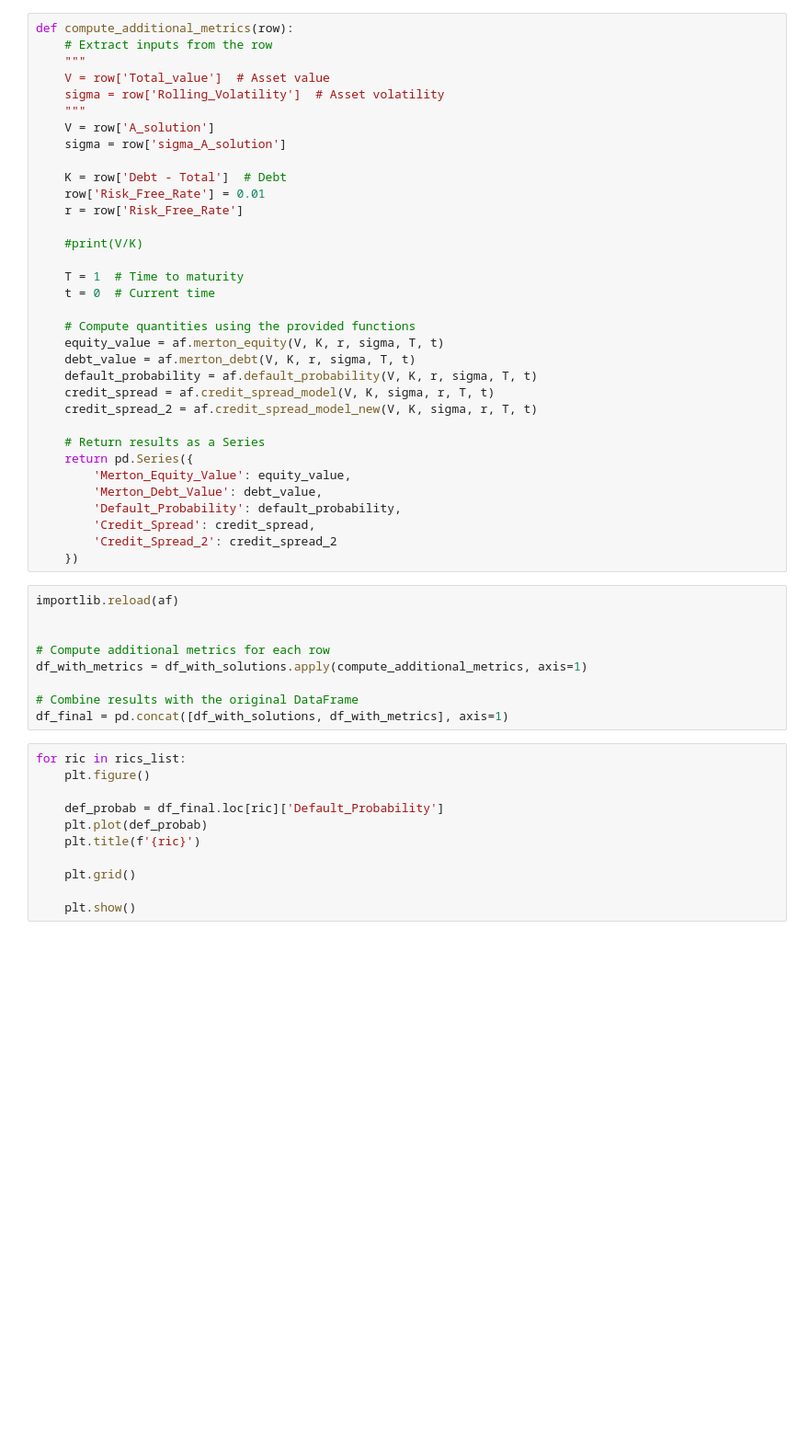
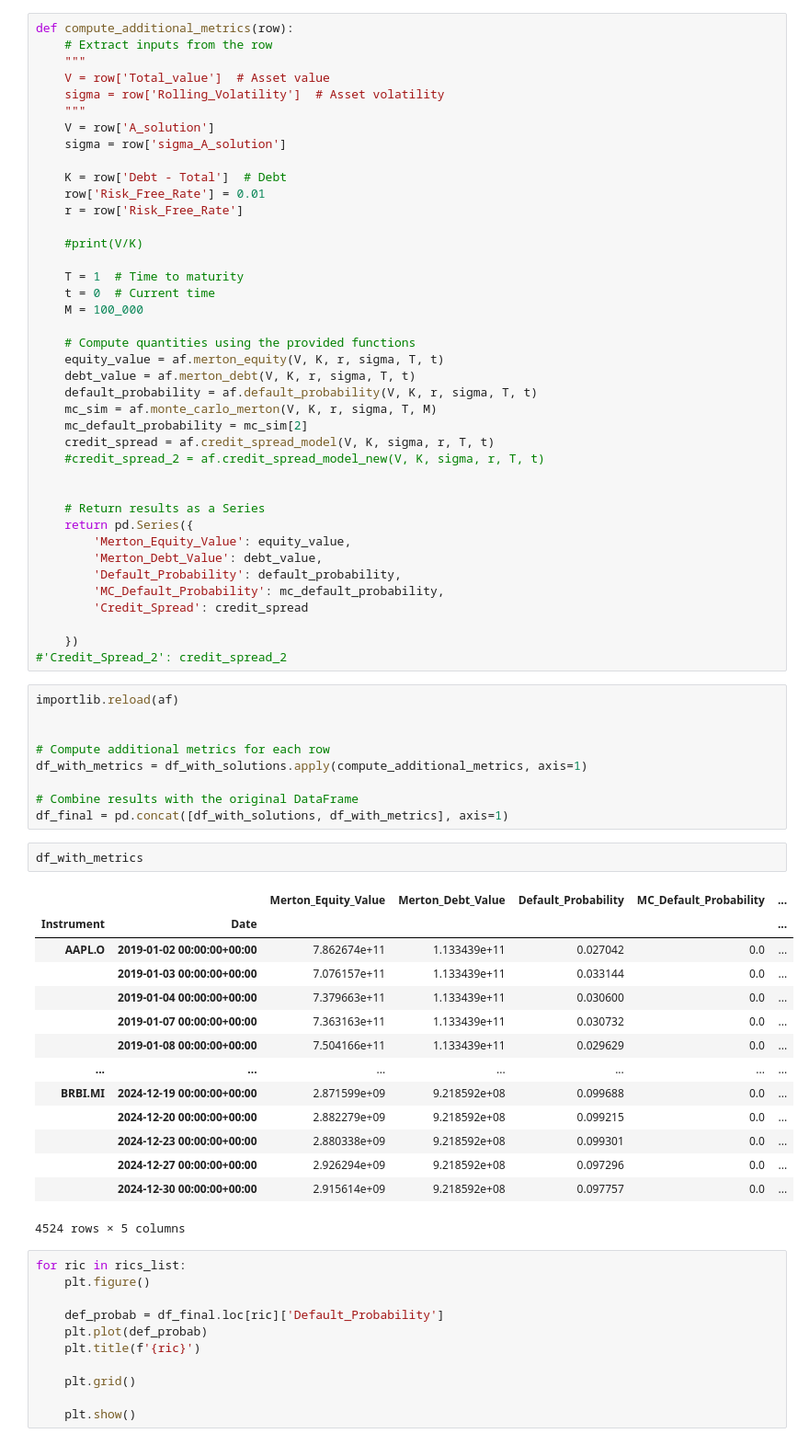
Before and after one commit to francescomazzolin/stochastic-finance-project, a Jupyter notebook: main.ipynb, the cells around one changed output. Shown at 92% size. Drawn from its saved outputs; the diff is of its cells as text; blank space fills up the shorter version.

Commit message:
montecarlo sims

```diff
--- a/main.ipynb
+++ b/main.ipynb
@@ -348,22 +348,28 @@ def compute_additional_metrics(row):
 
     T = 1  # Time to maturity
     t = 0  # Current time
+    M = 100_000
 
     # Compute quantities using the provided functions
     equity_value = af.merton_equity(V, K, r, sigma, T, t)
     debt_value = af.merton_debt(V, K, r, sigma, T, t)
     default_probability = af.default_probability(V, K, r, sigma, T, t)
+    mc_sim = af.monte_carlo_merton(V, K, r, sigma, T, M)
+    mc_default_probability = mc_sim[2]
     credit_spread = af.credit_spread_model(V, K, sigma, r, T, t)
-    credit_spread_2 = af.credit_spread_model_new(V, K, sigma, r, T, t)
+    #credit_spread_2 = af.credit_spread_model_new(V, K, sigma, r, T, t)
+
 
     # Return results as a Series
     return pd.Series({
         'Merton_Equity_Value': equity_value,
         'Merton_Debt_Value': debt_value,
         'Default_Probability': default_probability,
-        'Credit_Spread': credit_spread,
-        'Credit_Spread_2': credit_spread_2
+        'MC_Default_Probability': mc_default_probability,
+        'Credit_Spread': credit_spread
+
     })
+#'Credit_Spread_2': credit_spread_2
 # %%
 importlib.reload(af)
 
@@ -373,6 +379,23 @@ df_with_metrics = df_with_solutions.apply(compute_additional_metrics, axis=1)
 
 # Combine results with the original DataFrame
 df_final = pd.concat([df_with_solutions, df_with_metrics], axis=1)
+# %%
+df_with_metrics
+# %% [output]
+|  |  | Merton_Equity_Value | Merton_Debt_Value | Default_Probability | MC_Default_Probability | ... |
+| Instrument | Date |  |  |  |  | ... |
+| AAPL.O | 2019-01-02 00:00:00+00:00 | 7.862674e+11 | 1.133439e+11 | 0.027042 | 0.0 | ... |
+|  | 2019-01-03 00:00:00+00:00 | 7.076157e+11 | 1.133439e+11 | 0.033144 | 0.0 | ... |
+|  | 2019-01-04 00:00:00+00:00 | 7.379663e+11 | 1.133439e+11 | 0.030600 | 0.0 | ... |
+|  | 2019-01-07 00:00:00+00:00 | 7.363163e+11 | 1.133439e+11 | 0.030732 | 0.0 | ... |
+|  | 2019-01-08 00:00:00+00:00 | 7.504166e+11 | 1.133439e+11 | 0.029629 | 0.0 | ... |
+| ... | ... | ... | ... | ... | ... | ... |
+| BRBI.MI | 2024-12-19 00:00:00+00:00 | 2.871599e+09 | 9.218592e+08 | 0.099688 | 0.0 | ... |
+|  | 2024-12-20 00:00:00+00:00 | 2.882279e+09 | 9.218592e+08 | 0.099215 | 0.0 | ... |
+|  | 2024-12-23 00:00:00+00:00 | 2.880338e+09 | 9.218592e+08 | 0.099301 | 0.0 | ... |
+|  | 2024-12-27 00:00:00+00:00 | 2.926294e+09 | 9.218592e+08 | 0.097296 | 0.0 | ... |
+|  | 2024-12-30 00:00:00+00:00 | 2.915614e+09 | 9.218592e+08 | 0.097757 | 0.0 | ... |
+4524 rows × 5 columns
 # %%
 for ric in rics_list:
     plt.figure()
```
Also changed, not shown: parts of 1 cell of this notebook, 1 other file.
